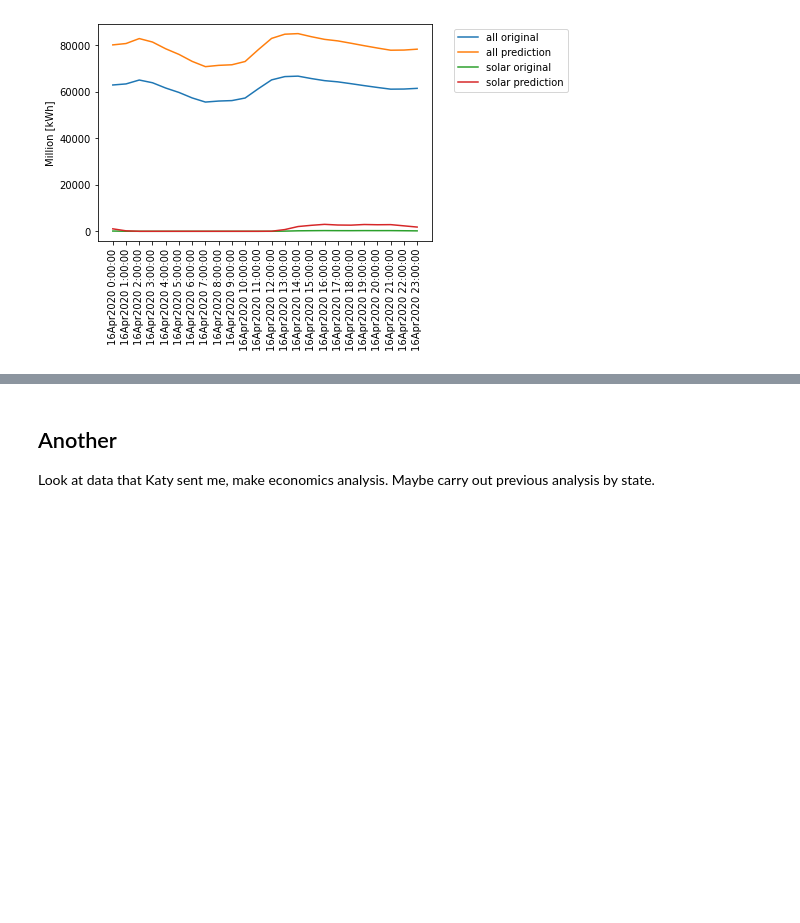
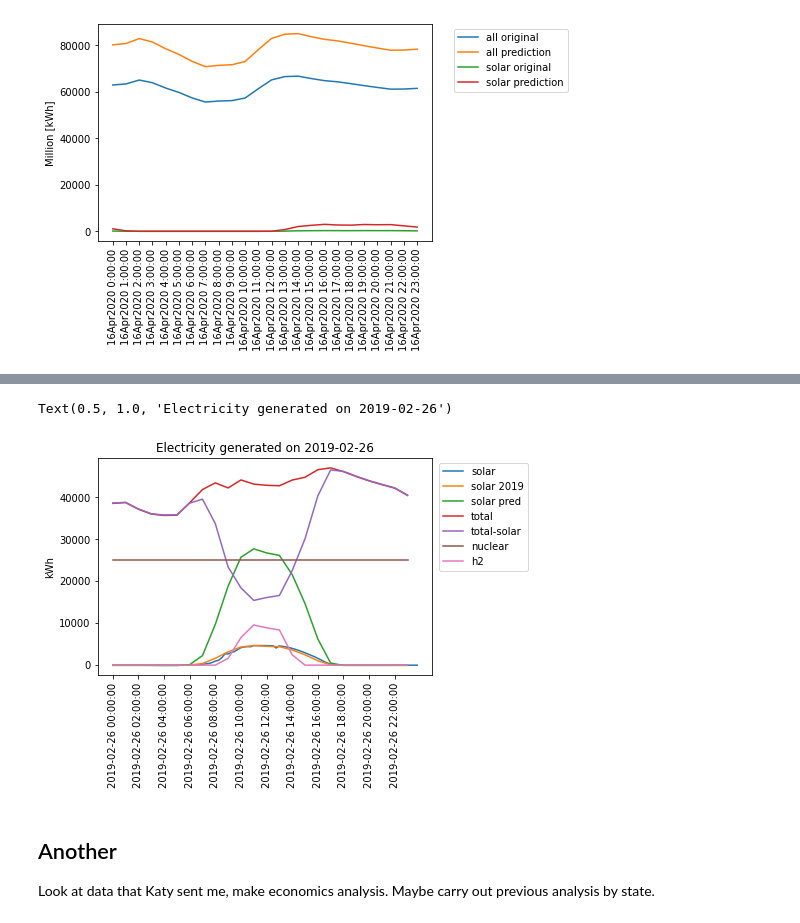
Before and after one commit to robfairh/npre412-project, a Jupyter notebook: fuel-demand.ipynb, the cells around one changed output, grey strips where cells are left out. Drawn from its saved outputs; the diff is of its cells as text; code cells hidden in the pictures; blank space fills up the shorter version.

```diff
--- a/fuel-demand.ipynb
+++ b/fuel-demand.ipynb
@@ -534,3 +571,62 @@ Text(0, 0.5, 'kWh')
+# %%
+df = pd.read_csv('2015-2019-uiuc-solar.csv')
+
+timeh = df['time'].tolist()
+solarh = df['measured'].tolist()
+
+s = timeh.index('2018-10-03 00:00:00')
+e = timeh.index('2019-10-03 23:45:00')
+timev = timeh[s:e+1]
+solarv = solarh[s:e+1]
+time_max = timev[solarv.index(max(solarv))]
+day = datetime.fromisoformat(time_max)
+s = timev.index(str(day.date())+' 00:00:00')
+e = timev.index(str(day.date())+' 23:45:00')
+timed = timev[s:e+1]
+valsol = solarv[s:e+1]
+
+plt.figure(1)
+plt.plot(timed, valsol, label='solar')
+plt.xticks(np.arange(0, 96, step=8), rotation=90)
+plt.ylabel('kWh')
+
+df = pd.read_csv('2014-2019-uiuc-electricity-demand.csv')
+
+timeh = df['time'].tolist()
+totalh = df['kw'].tolist()
+
+s = timeh.index(str(day.date())+' 00:00:00')
+e = timeh.index(str(day.date())+' 23:00:00')
+timed = timeh[s:e+1]
+valtot = totalh[s:e+1]
+
+A = np.zeros((len(valtot), len(valsol)))
+for i in range(A.shape[0]):
+    A[i, 4*i:4*(i+1)] = 0.25*np.ones(4)
+nvalsol = A @ np.array(valsol)
+
+plt.plot(timed, nvalsol, label='solar 2019')
+nvalsol = ussg*nvalsol
+plt.plot(timed, nvalsol, label='solar pred')
+
+totmsol = np.array(valtot)-nvalsol
+plt.plot(timed, valtot, label='total')
+plt.plot(timed, totmsol, label='total-solar')
+
+reac_size = 25e3  # kW
+reactor = reac_size*np.ones(len(nvalsol))
+
+plt.plot(timed, reactor, label='nuclear')
+
+h2energy = reactor-totmsol
+h2energy[h2energy < 0] = 0
+plt.plot(timed, h2energy, label='h2')
+
+plt.legend(loc="upper right", bbox_to_anchor=(1.3, 1.0))
+plt.title('Electricity generated on {0}'.format(day.date()))
+# %% [output]
+Text(0.5, 1.0, 'Electricity generated on 2019-02-26')
+[figure, added]
 # %% [markdown]
 ## Another
 
```
Also changed, not shown: parts of 4 cells of this notebook.
